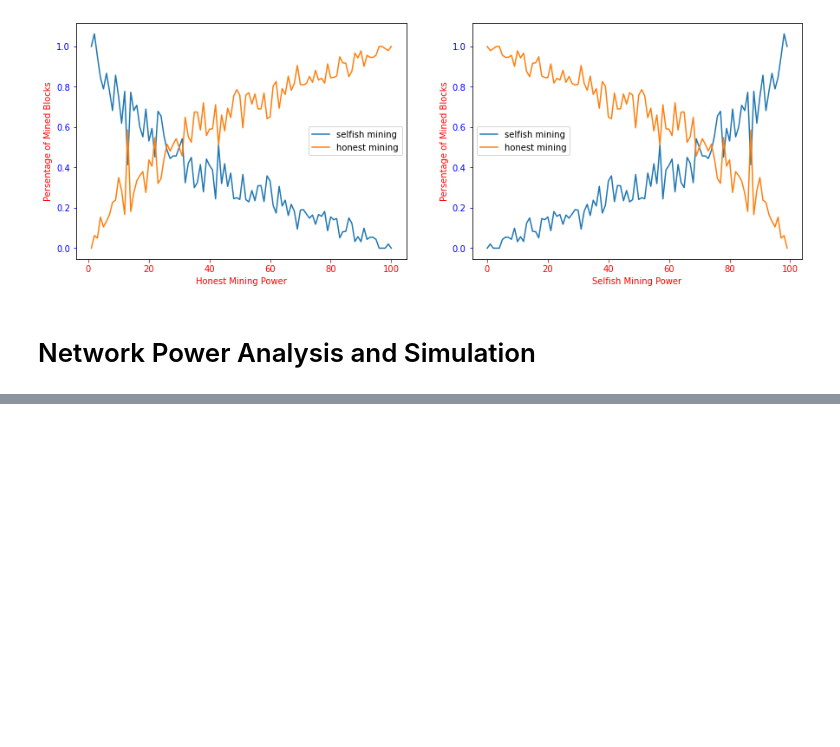
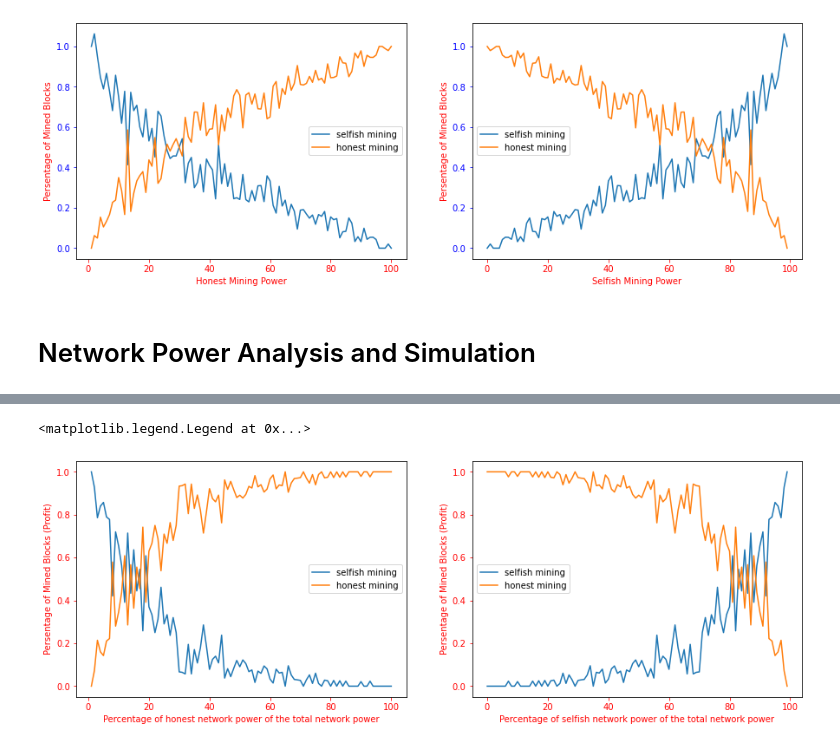
Before and after one commit to MohammedGuniem/Selfish-GHOST-and-Stubborn-Mining, a Jupyter notebook: Final Project Notebook.ipynb, the cells around one changed output, grey strips where cells are left out. Cells and saved outputs as stored; diff of their text form; code cells hidden in the pictures; blank space fills up the shorter version.

```diff
--- a/Final Project Notebook.ipynb
+++ b/Final Project Notebook.ipynb
@@ -489,0 +860,47 @@ F) Miners have different network powers, beacuse we are
+# %%
+"""
+Drawing the results of the previous simulation
+
+--- Simulation Details ---
+A) Total available network power of 100
+B) starting the total selfish network power at 0, and
+C) starting the total honest network power at 100
+
+D) Total number of miners is 100
+
+E) Each miner will have the same network power as other miners, beacuse we are
+    1. Increasing the selfish network power from 0 to 99 with selfish_network_power += 1, and
+        at the same time increasing the number of selfish miners from 0 to 99 with
+        num_selfish_miners += 1
+    2. decreasing the honest network power from 0 to 99 with honest_power += 1, and
+        at the same time decreasing the number of honest miners from 0 to 99 with
+        num_honest_miners += 1
+
+F) Total available mining power of 100, with equal mining power between all miners
+"""
+
+import matplotlib.pyplot as plt
+
+selfish_power = list(sim_range_selfish)
+honest_power = list(sim_range_honest)
+
+fig, axs = plt.subplots(1, 2, figsize=(15,5))
+
+axs[0].plot(honest_power, selfish_profits, label = "selfish mining")
+axs[0].plot(honest_power, honest_profits, label = "honest mining")
+axs[0].tick_params(axis='x', colors='red')
+axs[0].tick_params(axis='y', colors='red')
+axs[0].set_xlabel('Percentage of honest network power of the total network power').set_color('red')
+axs[0].set_ylabel('Persentage of Mined Blocks (Profit)').set_color('red')
+axs[0].legend()
+
+axs[1].plot(selfish_power, selfish_profits, label = "selfish mining")
+axs[1].plot(selfish_power, honest_profits, label = "honest mining")
+axs[1].tick_params(axis='x', colors='red')
+axs[1].tick_params(axis='y', colors='red')
+axs[1].set_xlabel('Percentage of selfish network power of the total network power').set_color('red')
+axs[1].set_ylabel('Persentage of Mined Blocks (Profit)').set_color('red')
+axs[1].legend()
+# %% [output]
+<matplotlib.legend.Legend at 0x...>
+[figure, added]
```
Also changed, not shown: parts of 8 cells of this notebook, 1 other file.
